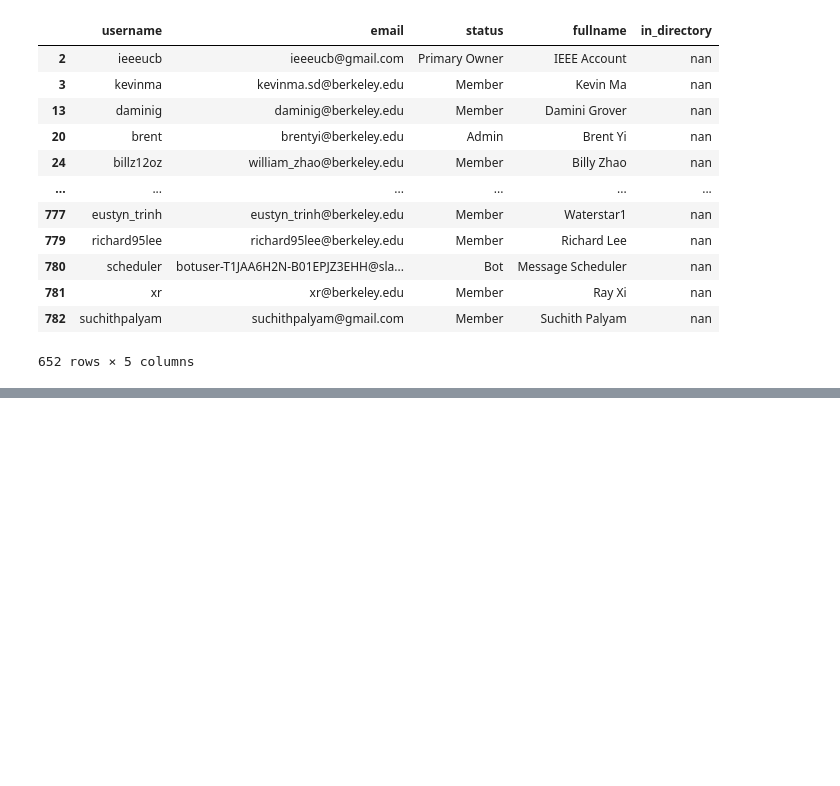
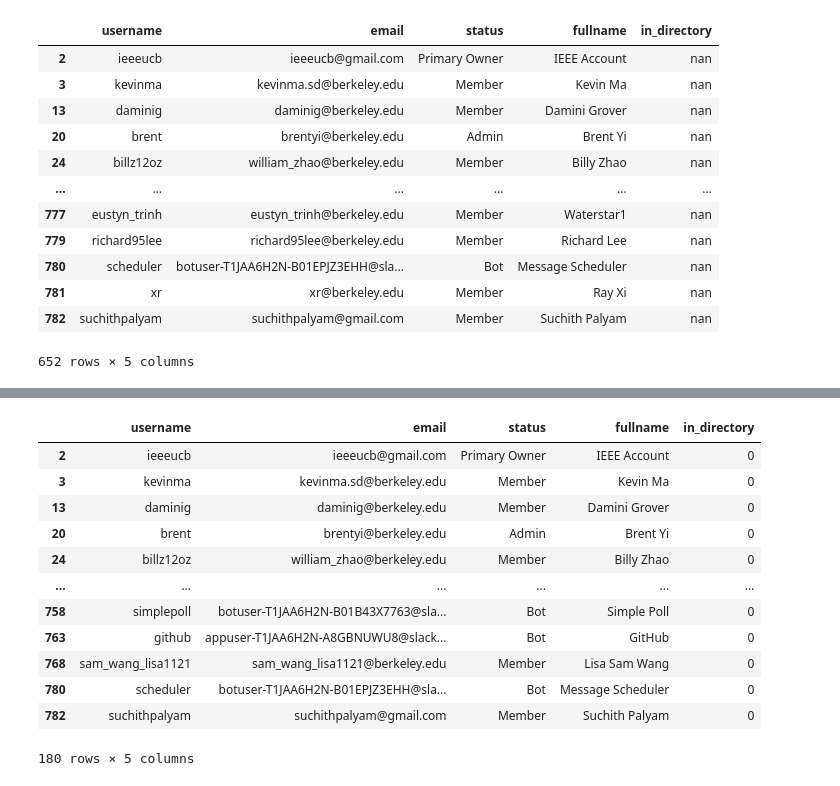
Before and after one commit to edwinlim0919/IEEE_Web_Scraper_Notebook, a Jupyter notebook: Member_Activity_Webscraper.ipynb, the cells around one changed output, grey strips where cells are left out. Drawn from its saved outputs; the diff is of its cells as text; code cells hidden in the pictures; blank space fills up the shorter version.

```diff
--- a/Member_Activity_Webscraper.ipynb
+++ b/Member_Activity_Webscraper.ipynb
@@ -127,0 +166,21 @@ KeyboardInterrupt:
+# %%
+# filtering out slack members that exist in the cal directory
+graduated = member_activity['in_directory'] == 0
+graduated_members = member_activity[graduated]
+graduated_members.to_csv('graduated_members.csv')
+
+graduated_members
+# %% [output]
+|  | username | email | status | fullname | in_directory |
+| 2 | ieeeucb | ieeeucb@gmail.com | Primary Owner | IEEE Account | 0 |
+| 3 | kevinma | kevinma.sd@berkeley.edu | Member | Kevin Ma | 0 |
+| 13 | daminig | daminig@berkeley.edu | Member | Damini Grover | 0 |
+| 20 | brent | brentyi@berkeley.edu | Admin | Brent Yi | 0 |
+| 24 | billz12oz | william_zhao@berkeley.edu | Member | Billy Zhao | 0 |
+| ... | ... | ... | ... | ... | ... |
+| 758 | simplepoll | botuser-T1JAA6H2N-B01B43X7763@sla... | Bot | Simple Poll | 0 |
+| 763 | github | appuser-T1JAA6H2N-A8GBNUWU8@slack... | Bot | GitHub | 0 |
+| 768 | sam_wang_lisa1121 | sam_wang_lisa1121@berkeley.edu | Member | Lisa Sam Wang | 0 |
+| 780 | scheduler | botuser-T1JAA6H2N-B01EPJZ3EHH@sla... | Bot | Message Scheduler | 0 |
+| 782 | suchithpalyam | suchithpalyam@gmail.com | Member | Suchith Palyam | 0 |
+180 rows × 5 columns
```
Also changed, not shown: parts of 6 cells of this notebook.
